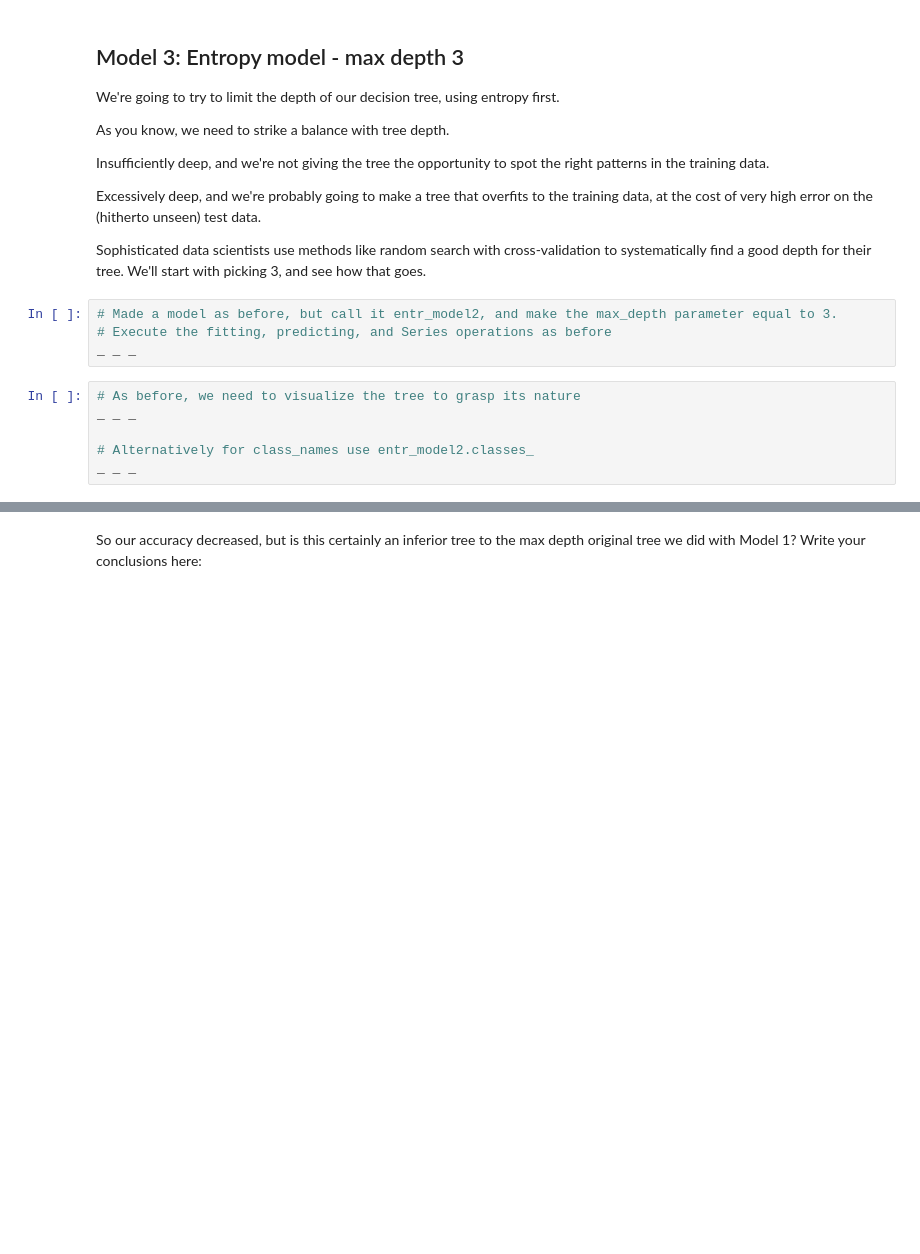
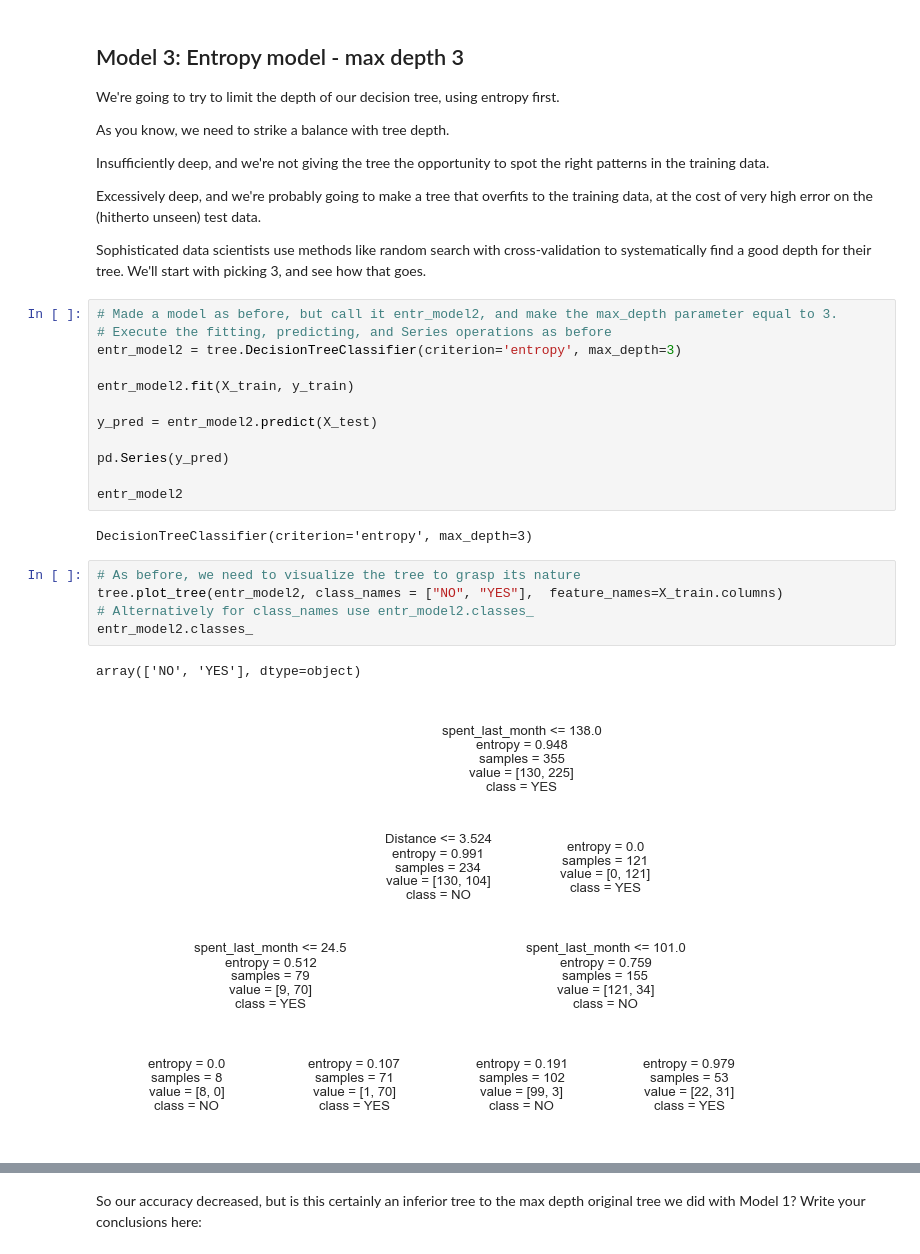
Before and after one commit to dineshh912/datascience_casestudy_springboard, a Jupyter notebook: Decision-Tree-casestudy/DecisionTree-SpecialtyCoffee-CaseStudy-Tier3.ipynb, the cells around one changed output, grey strips where cells are left out. Saved outputs shown, nothing was run; the diff lists cells and outputs as text; blank space fills up the shorter version.

```diff
--- a/Decision-Tree-casestudy/DecisionTree-SpecialtyCoffee-CaseStudy-Tier3.ipynb
+++ b/Decision-Tree-casestudy/DecisionTree-SpecialtyCoffee-CaseStudy-Tier3.ipynb
@@ -479,13 +486,25 @@ Sophisticated data scientists use methods like random search with cross-validati
 # %%
 # Made a model as before, but call it entr_model2, and make the max_depth parameter equal to 3.
 # Execute the fitting, predicting, and Series operations as before
-_ _ _
+entr_model2 = tree.DecisionTreeClassifier(criterion='entropy', max_depth=3)
+
+entr_model2.fit(X_train, y_train)
+
+y_pred = entr_model2.predict(X_test)
+
+pd.Series(y_pred)
+
+entr_model2
+# %% [output]
+DecisionTreeClassifier(criterion='entropy', max_depth=3)
 # %%
 # As before, we need to visualize the tree to grasp its nature
-_ _ _
-
+tree.plot_tree(entr_model2, class_names = ["NO", "YES"],  feature_names=X_train.columns)
 # Alternatively for class_names use entr_model2.classes_
-_ _ _
+entr_model2.classes_
+# %% [output]
+array(['NO', 'YES'], dtype=object)
+[figure, added]
 # %%
 # Run this block for model evaluation
 print("Model Entropy model max depth 3")
```
Also changed, not shown: parts of 21 cells of this notebook.
